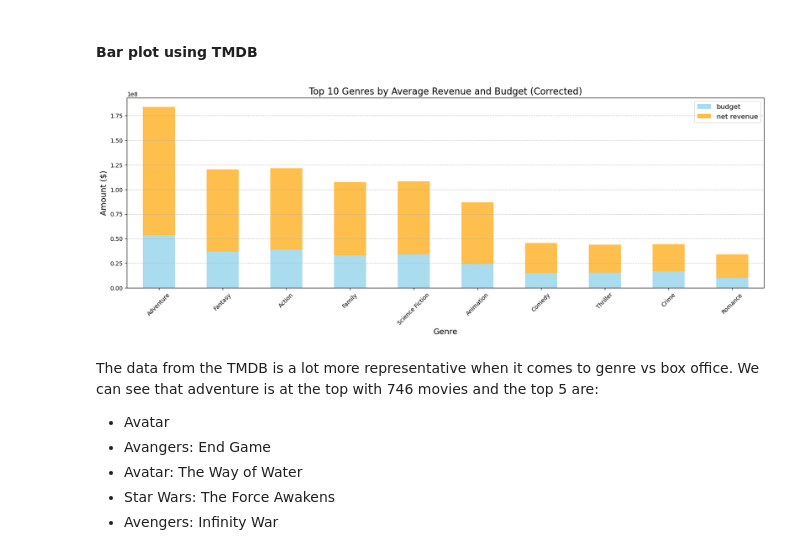
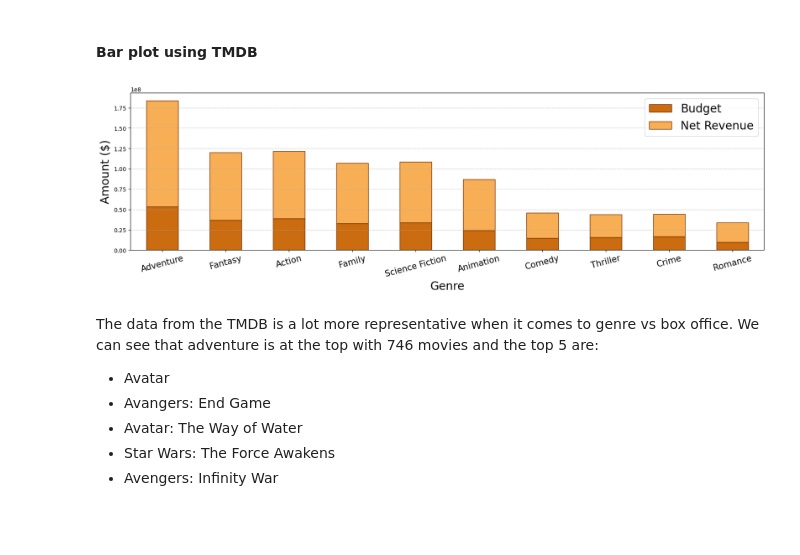
Before and after one commit to epfl-ada/ada-2024-project-conquistada, a Jupyter notebook: analysis_erik.ipynb, the cells around one changed output. Saved outputs shown, nothing was run; the diff lists cells and outputs as text; code cells hidden in the pictures; blank space fills up the shorter version.

```diff
--- a/analysis_erik.ipynb
+++ b/analysis_erik.ipynb
@@ -31,3 +31,10 @@ def str_to_list(str):
         return str.split(", ")
     except AttributeError:
         return None
+
+def get_capitalized_first_letter(text):
+    """
+    Splits the string into words by ' '. Capitalizes the first
+    letter of every word.
+    """
+    return ' '.join(word.capitalize() for word in text.split())
@@ -64,3 +71,6 @@ GRAPH_COLORS = ['skyblue', 'red']
+# %%
+GRAPH_COLORS = ['#F8AE54', '#CA6C0F']
+GRAPH_EDGECOLOR = '#732E00'
 # %% [markdown]
 # Histogram of Box Office Revenue
 # %%
@@ -252,34 +377,34 @@ Let's look at reboots and why it's at the top. Ever since people started consumi
 # %%
 # Columns to show
 columns = ['net revenue', 'budget']
 
 # Drop rows with no genres, zero budget, or zero revenue
 tmdb_cleaned = tmdb.dropna(subset=['Extracted Genres', columns[0], columns[1]])
 
 # Explode genres into separate rows
 tmdb_exploded = tmdb_cleaned.explode('Extracted Genres')
 
 # Group by genre and calculate average budget and net revenue
 genre_stats = tmdb_exploded.groupby('Extracted Genres')[[columns[0], columns[1]]].mean().sort_values(by=columns[0], ascending=False)
 
 # Plot the top 10 genres with a stacked bar chart
 top_genres = genre_stats.head(10)
 
 # Adjust the stacked bar
-fig, ax = plt.subplots(figsize=(20, 6))
-top_genres[columns[1]].plot(kind='bar', color='skyblue', ax=ax, label=columns[1], alpha=0.7)
-top_genres[columns[0]].plot(kind='bar', color='orange', ax=ax, bottom=top_genres[columns[1]], label=columns[0], alpha=0.7)
+fig, ax = plt.subplots(figsize=(20, 5))
+top_genres[columns[1]].plot(kind='bar', color=GRAPH_COLORS[1], edgecolor=GRAPH_EDGECOLOR, ax=ax, label=get_capitalized_first_letter(columns[1]), alpha=1)
+top_genres[columns[0]].plot(kind='bar', color=GRAPH_COLORS[0], edgecolor=GRAPH_EDGECOLOR, ax=ax, bottom=top_genres[columns[1]], label=get_capitalized_first_letter(columns[0]), alpha=1)
 
 # Customize the plot
-plt.title('Top 10 Genres by Average Revenue and Budget (Corrected)', fontsize=16)
-plt.xlabel('Genre', fontsize=14)
-plt.ylabel('Amount ($)', fontsize=14)
-plt.xticks(rotation=45)
-plt.legend(fontsize=12)
+# plt.title('Top 10 Genres by Average Revenue and Budget', fontsize=26)
+plt.xlabel('Genre', fontsize=20)
+plt.ylabel('Amount ($)', fontsize=20)
+plt.xticks(fontsize=15, rotation=15)
+plt.legend(fontsize=20)
 plt.grid(axis='y', linestyle='--', alpha=0.7)
 plt.show()
 # %% [output]
-[figure, old version]
+[figure, new version]
 # %% [markdown]
 The data from the TMDB is a lot more representative when it comes to genre vs box office.
 We can see that adventure is at the top with 746 movies and the top 5 are:
```
Also changed, not shown: parts of 18 cells of this notebook.
